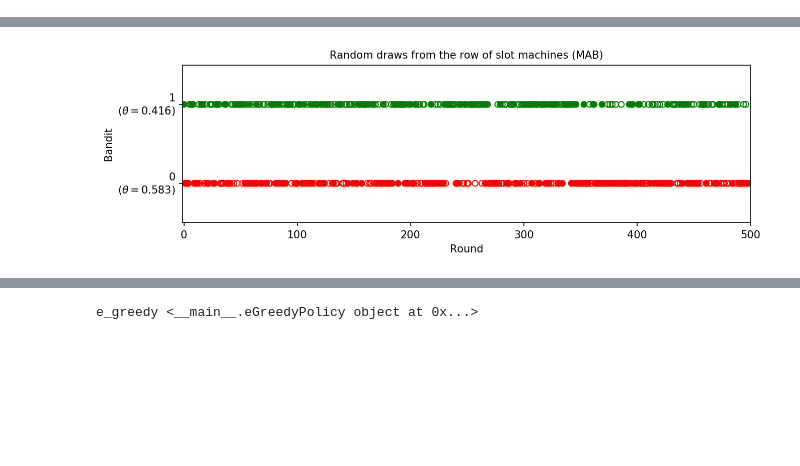
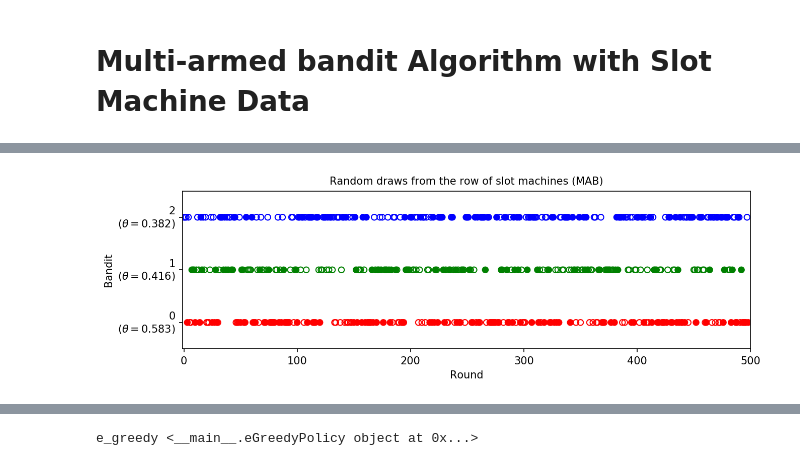
Before and after one commit to Jaepal/data-science-portfolio, a Jupyter notebook: slot_machine/Data_Modeling.ipynb, the cells around one changed output, grey strips where cells are left out. Drawn from its saved outputs; the diff is of its cells as text; code cells hidden in the pictures; blank space fills up the shorter version.

```diff
--- a/slot_machine/Data_Modeling.ipynb
+++ b/slot_machine/Data_Modeling.ipynb
@@ -1,3 +1,5 @@
+# %% [markdown]
+# Multi-armed bandit Algorithm with Slot Machine Data
 # %%
 import numpy as np
 import matplotlib.pyplot as plt
@@ -24,22 +26,24 @@ class MAB:
         # monster slot 저장
         self.slot_monster = slot.game_monster(bpl)
         # masquerade slot 저장
-        # self.slot_masque = slot.game_masque(bpl)
+        self.slot_masque = slot.game_masque(bpl)
 
     def draw(self, k):
         if k == 0:
-            return self.slot_platinum.play_platinum(), np.max(self.bandit_probs) - self.bandit_probs[k]
+            return self.slot_platinum.play(), np.max(self.bandit_probs) - self.bandit_probs[k]
         elif k == 1:
-            return self.slot_monster.play_monster(), np.max(self.bandit_probs) - self.bandit_probs[k]
+            return self.slot_monster.play(), np.max(self.bandit_probs) - self.bandit_probs[k]
+        elif k == 2:
+            return self.slot_masque.play(), np.max(self.bandit_probs) - self.bandit_probs[k]
 # %%
 # bandit의 rtp 저장
-rtp_values = np.array([0.583, 0.416])
+rtp_values = np.array([0.583, 0.416, 0.382])
 
 # bet per line 값
 bpl = 2000
 
 # slot의 종류
-slots = ['Platinum', 'monster']
+slots = ['Platinum', 'monster', 'masque']
 # %%
 # MAB class
 mab = MAB(bpl, slots, rtp_values)
@@ -63,12 +67,12 @@ fig, ax = plt.subplots(figsize=(9, 3), dpi=150)
 ax.set(xlim=(-1, N_DRAWS), ylim=(-0.5, N_BANDITS-0.5))
 
 # 각 bandit의 색상
-bandit_colors = ['red', 'green']
+bandit_colors = ['red', 'green', 'blue']
 
 # draw 반복
 for draw_number in range(N_DRAWS):
 
-    # choosing arm and drawing
+    # arm을 선택하고 draw 함
     k = np.random.choice(range(N_BANDITS),1)[0]
     reward, regret = mab.draw(k)
 
@@ -89,38 +93,38 @@ for draw_number in range(N_DRAWS):
     # reward의 facecolor
     facecolor_list = [['none', bandit_colors[k_list[i]]][r] for i, r in enumerate(reward_list)]
 
 # 데이터 initializing
 scatter = ax.scatter(y=[k_list[0]], x=[list(range(N_DRAWS))[0]], color=[color_list[0]], linestyle='-', marker='o', s=30, facecolor=[facecolor_list[0]]);
 
 # 시각화 타이틀
 plt.title('Random draws from the row of slot machines (MAB)', fontsize=10)
 plt.xlabel('Round', fontsize=10); plt.ylabel('Bandit', fontsize=10);
-ax.set_yticks([0,1])
-ax.set_yticklabels(['{}\n($\\theta = {}$)'.format(i, rtp_values[i]) for i in range(2)])
+ax.set_yticks([0,1,2])
+ax.set_yticklabels(['{}\n($\\theta = {}$)'.format(i, rtp_values[i]) for i in range(3)])
 ax.tick_params(labelsize=10)
 fig.tight_layout()
 
 # update를 위한 함수
 def animate(i):
     x = list(range(N_DRAWS))[:i]
     y = k_list[:i]
     scatter.set_offsets(np.c_[x, y])
     scatter.set_color(color_list[:i])
     scatter.set_facecolor(facecolor_list[:i])
-    ax.set_yticks([0,1])
-    ax.set_yticklabels(['{}\n($\\theta = {}$)'.format(i, rtp_values[i]) for i in range(2)])
+    ax.set_yticks([0,1,2])
+    ax.set_yticklabels(['{}\n($\\theta = {}$)'.format(i, rtp_values[i]) for i in range(3)])
     ax.tick_params(labelsize=10)
     return (scatter,)
 
 
 # animation 생성 함수
 anim = FuncAnimation(fig, animate, frames=N_DRAWS, interval=25, blit=True)
 
 # 출력
 HTML(anim.to_html5_video())
 # %% [output]
 [interactive output not drawn]
-[figure, old version]
+[figure, new version]
 # %%
 def get_beta_pdf(alpha, beta):
     X = np.linspace(0,1,1000)
```
Also changed, not shown: parts of 12 cells of this notebook.
